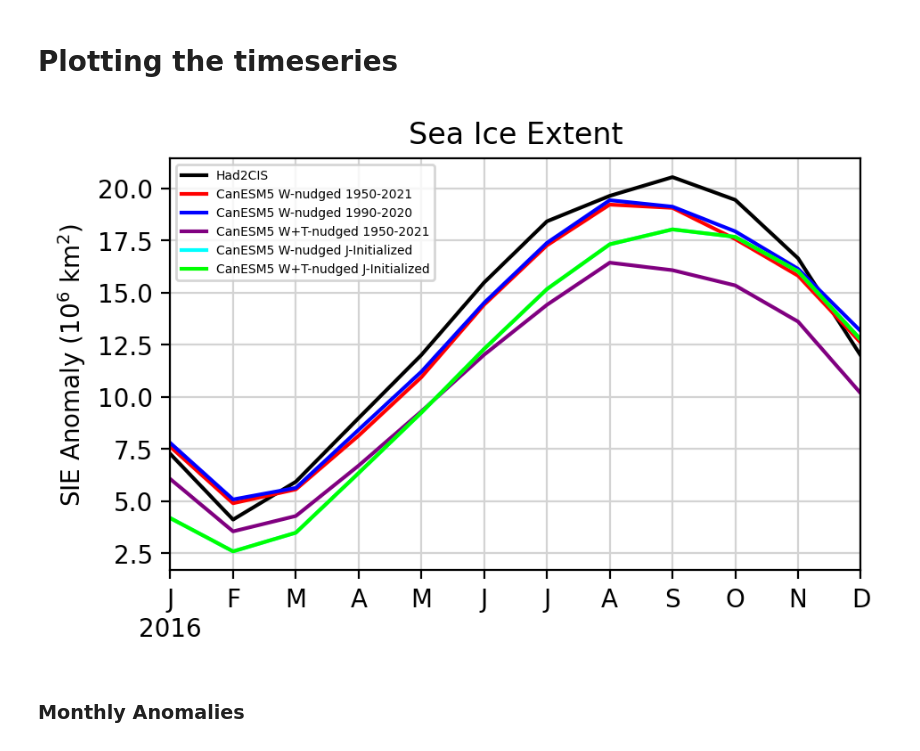
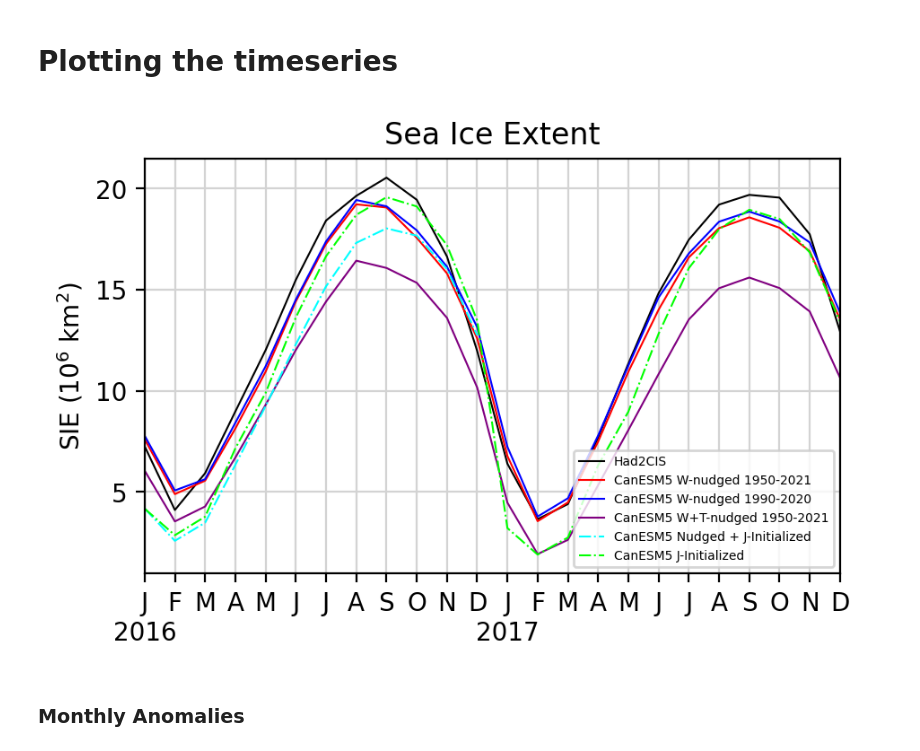
Before and after one commit to bobby-payne/icepack, a Jupyter notebook: Timeseries Plots.ipynb, the cells around one changed output. Drawn from its saved outputs; the diff is of its cells as text; code cells hidden in the pictures.

Commit message:
rename vars and fix climatology plots

```diff
--- a/Timeseries Plots.ipynb
+++ b/Timeseries Plots.ipynb
@@ -86,9 +76,9 @@ sic = format_time_coord(xr.open_dataset(data_path),'1950-01','2021-12',freq='M')
 grid = xr.open_dataset(grid_path)
 
 # calculate SIE
-sie_CanESM5_1950full = sic_to_sie(sic, grid, lat_bounds=(-90,0), sic_label='siconc', lat_label='lat', lon_label='lon', ensemble=None, sic_factor=1e-2).load()
-sie_anom_CanESM5_1950full = remove_trend(sie_CanESM5_1950full,'SIE',method=method,ref_period=daterange)
-sie_clim_CanESM5_1950full = get_climatology(sie_CanESM5_1950full, var='SIE',ref_period=daterange_clim)
+sie_CanESM5_wtn1950 = sic_to_sie(sic, grid, lat_bounds=(-90,0), sic_label='siconc', lat_label='lat', lon_label='lon', ensemble=None, sic_factor=1e-2).load()
+sie_anom_CanESM5_wtn1950 = remove_trend(sie_CanESM5_wtn1950,'SIE',method=method,ref_period=daterange)
+sie_clim_CanESM5_wtn1950 = get_climatology(sie_CanESM5_wtn1950, var='SIE',ref_period=daterange_clim)
 # %% [markdown]
 ### CanESM5 initialized
 # %%
@@ -162,19 +127,18 @@ grid_path = "../data/model/CanESM5/nudge+init/winds+temp_201601-201612/sic_1x1/C
 
 # open data, each file corresponding to one ENSEMBLE
 print("Opening data")
-sic_CanESM5_2016wn_init = []
+sic_CanESM5_wn2016_init = []
 for i,path in enumerate(data_path_list):
-    print(i, path)
     sic = format_time_coord(xr.open_dataset(path),'2016-01','2016-12',freq='M').drop_dims('bnds')
-    sic_CanESM5_2016wn_init.append(sic)
+    sic_CanESM5_wn2016_init.append(sic)
 grid = xr.open_dataset(grid_path)
 
 # concatenate each ensemble
-sic_CanESM5_2016wn_init = xr.concat(sic_CanESM5_2016wn_init,dim='ensemble')
+sic_CanESM5_wn2016_init = xr.concat(sic_CanESM5_wn2016_init,dim='ensemble')
 
 # calculate SIE
-sie_CanESM5_2016wn_init = sic_to_sie(sic_CanESM5_2016wn_init, grid, lat_bounds=(-90,0), sic_label='siconc', lat_label='lat', lon_label='lon', ensemble='mean', sic_factor=1e-2).load()
-sie_anom_CanESM5_2016wn_init = remove_trend(sie_CanESM5_2016wn_init,'SIE',method=method,ref_period=daterange)
-sie_clim_CanESM5_2016wn_init = get_climatology(sie_CanESM5_2016wn_init, var='SIE',ref_period=daterange_clim)
+sie_CanESM5_wn2016_init = sic_to_sie(sic_CanESM5_wn2016_init, grid, lat_bounds=(-90,0), sic_label='siconc', lat_label='lat', lon_label='lon', ensemble='mean', sic_factor=1e-2).load()
+sie_anom_CanESM5_wn2016_init = remove_trend(sie_CanESM5_wn2016_init,'SIE',method=method,ref_period=daterange)
+sie_clim_CanESM5_wn2016_init = get_climatology(sie_CanESM5_wn2016_init, var='SIE',ref_period=daterange_clim)
 # %% [output]
 Opening data
@@ -198,19 +151,18 @@ grid_path = "../data/model/CanESM5/nudge+init/winds+temp_201601-201612/sic_1x1/C
 
 # open data, each file corresponding to one ENSEMBLE
 print("Opening data")
-sic_CanESM5_2016full_init = []
+sic_CanESM5_wtn2016_init = []
 for i,path in enumerate(data_path_list):
-    print(i, path)
     sic = format_time_coord(xr.open_dataset(path),'2016-01','2016-12',freq='M').drop_dims('bnds')
-    sic_CanESM5_2016full_init.append(sic)
+    sic_CanESM5_wtn2016_init.append(sic)
 grid = xr.open_dataset(grid_path)
 
 # concatenate each ensemble
-sic_CanESM5_2016full_init = xr.concat(sic_CanESM5_2016full_init,dim='ensemble')
+sic_CanESM5_wtn2016_init = xr.concat(sic_CanESM5_wtn2016_init,dim='ensemble')
 
 # calculate SIE
-sie_CanESM5_2016full_init = sic_to_sie(sic_CanESM5_2016full_init, grid, lat_bounds=(-90,0), sic_label='siconc', lat_label='lat', lon_label='lon', ensemble='mean', sic_factor=1e-2).load()
-sie_anom_CanESM5_2016full_init = remove_trend(sie_CanESM5_2016full_init,'SIE',method=method,ref_period=daterange)
-sie_clim_CanESM5_2016full_init = get_climatology(sie_CanESM5_2016full_init, var='SIE',ref_period=daterange_clim)
+sie_CanESM5_wtn2016_init = sic_to_sie(sic_CanESM5_wtn2016_init, grid, lat_bounds=(-90,0), sic_label='siconc', lat_label='lat', lon_label='lon', ensemble='mean', sic_factor=1e-2).load()
+sie_anom_CanESM5_wtn2016_init = remove_trend(sie_CanESM5_wtn2016_init,'SIE',method=method,ref_period=daterange)
+sie_clim_CanESM5_wtn2016_init = get_climatology(sie_CanESM5_wtn2016_init, var='SIE',ref_period=daterange_clim)
 # %% [output]
 Opening data
@@ -230,31 +171,32 @@ here
 # %%
 fix,ax=plt.subplots(1,1,figsize=(5,3),dpi=200)
 
 # The data to be plotted, the years over which to plot, labels for legend, etc.
-y0,y1 = [2016,2016]
-timeseries = [sie_Had2CIS, sie_CanESM5_1950, sie_CanESM5_1990, sie_CanESM5_1950full, sie_CanESM5_2016wn_init, sie_CanESM5_2016full_init]
+y0,y1 = [2016,2017]
+timeseries = [sie_Had2CIS, sie_CanESM5_wn1950, sie_CanESM5_wn1990, sie_CanESM5_wtn1950, sie_CanESM5_wn2016_init, sie_CanESM5_init[0].drop_vars('lead')]
 colors = ['black', 'red', 'blue', 'purple','cyan','lime']
-labels = ['Had2CIS','CanESM5 W-nudged 1950-2021','CanESM5 W-nudged 1990-2020','CanESM5 W+T-nudged 1950-2021','CanESM5 W-nudged J-Initialized','CanESM5 W+T-nudged J-Initialized']
+linestyles = ['-','-','-','-','-.','-.']
+labels = ['Had2CIS','CanESM5 W-nudged 1950-2021','CanESM5 W-nudged 1990-2020','CanESM5 W+T-nudged 1950-2021','CanESM5 Nudged + J-Initialized','CanESM5 J-Initialized']
 
 # Plot the data
 for i,data in enumerate(timeseries):
-    data.where((data['time.year']>=y0) & (data['time.year']<=y1),drop=True).to_dataframe().plot.line(ax=ax,color=colors[i],legend=True)
+    data.where((data['time.year']>=y0) & (data['time.year']<=y1),drop=True).to_dataframe().plot.line(ax=ax,color=colors[i],linestyle=linestyles[i],linewidth=0.75,legend=True)
 
 # Other details of the plots
 xlabels = monthletters*(y1-y0+1)
 for i,yr in enumerate(np.arange(y0,y1+1,1)):
     xlabels[12*i] += f'\n{yr}'
 ax.set_xlim(np.datetime64(f"{y0}-01"),np.datetime64(f"{y1}-12"))
 ax.set_xticks(np.arange(np.datetime64(f"{y0}-01"),np.datetime64(f"{y1+1}-01"),np.timedelta64(1,"M")))
 ax.set_xticklabels(xlabels)
 ax.set_xlabel(None)
-ax.set_ylabel(r"SIE Anomaly ($10^6\ \mathrm{km}^2$)")
+ax.set_ylabel(r"SIE ($10^6\ \mathrm{km}^2$)")
 ax.set_title("Sea Ice Extent")
 ax.grid(color='lightgrey')
 ax.legend(labels,fontsize=5)
 plt.show()
 # %% [output]
-[figure, old version]
+[figure, new version]
 # %% [markdown]
 ### Monthly Anomalies
 # %%
```
Also changed, not shown: parts of 15 cells of this notebook.
